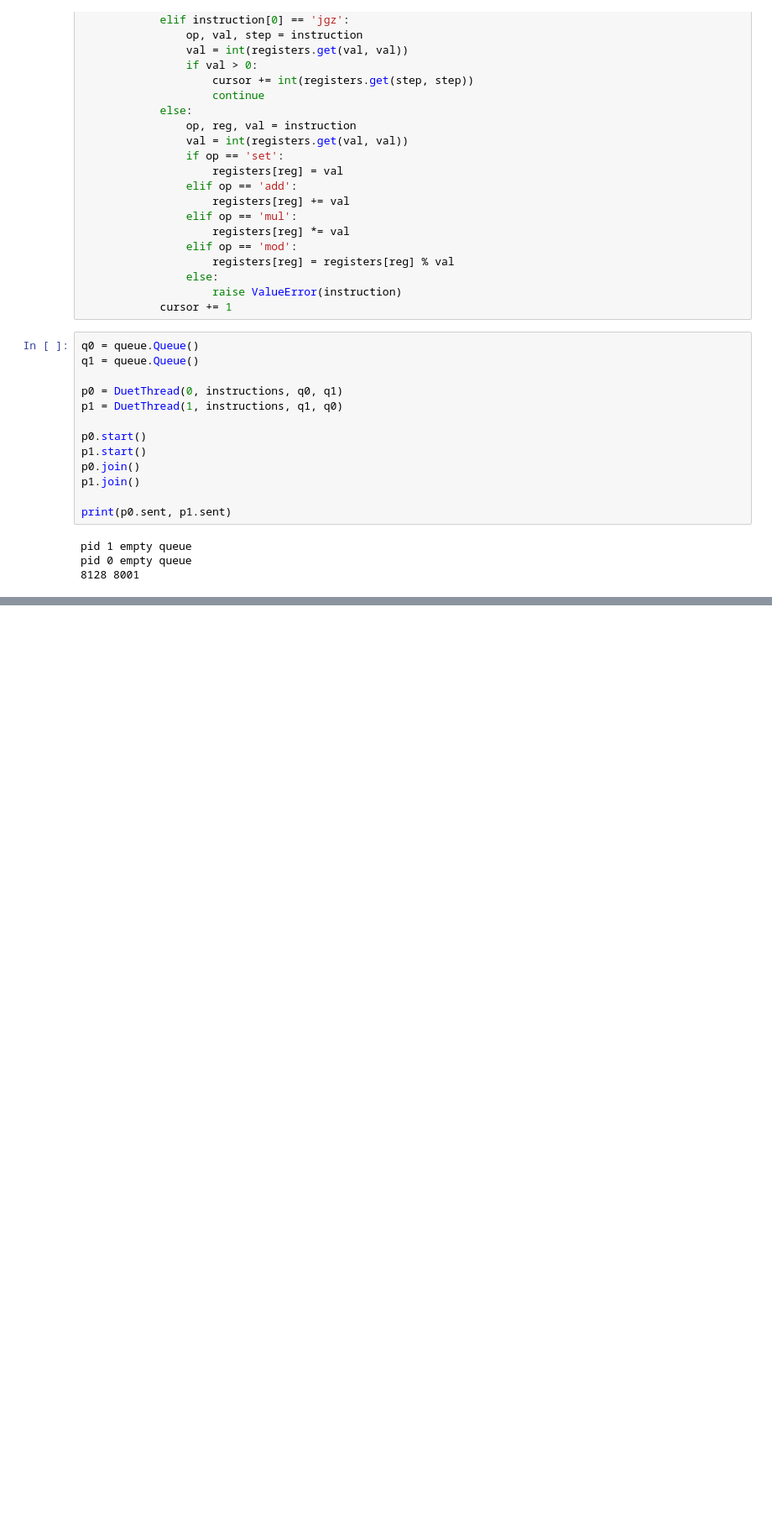
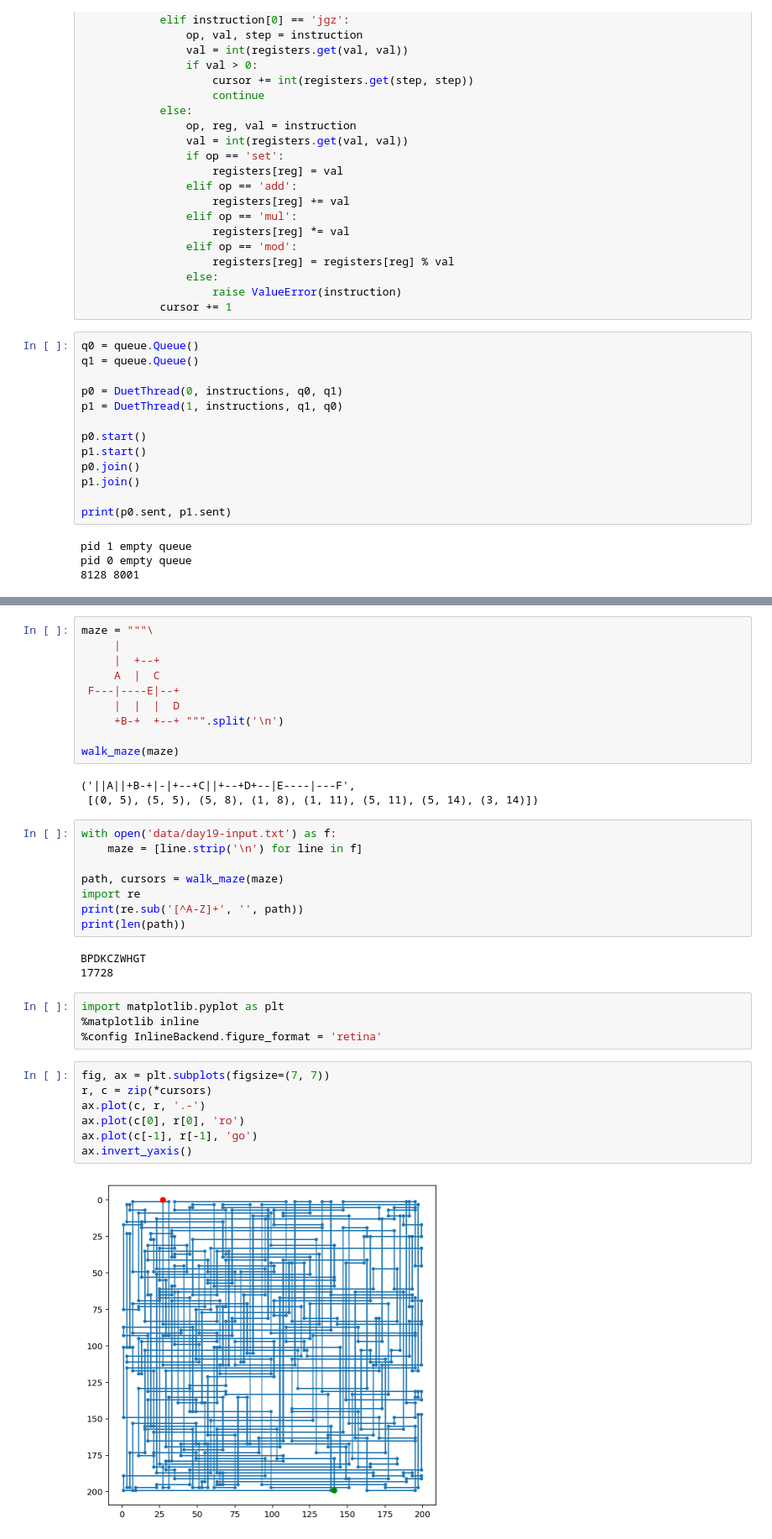
Before and after one commit to soxofaan/AdventOfCode2017, a Jupyter notebook: AdventOfCode2017.ipynb, the cells around one changed output, grey strips where cells are left out. Shown: that part at 84% size. Cells and saved outputs as stored; diff of their text form; blank space fills up the shorter version.

```diff
--- a/AdventOfCode2017.ipynb
+++ b/AdventOfCode2017.ipynb
@@ -1020,0 +1070,37 @@ pid 0 empty queue
+# %%
+maze = """\
+     |
+     |  +--+
+     A  |  C
+ F---|----E|--+
+     |  |  |  D
+     +B-+  +--+ """.split('\n')
+
+walk_maze(maze)
+# %% [output]
+('||A||+B-+|-|+--+C||+--+D+--|E----|---F',
+ [(0, 5), (5, 5), (5, 8), (1, 8), (1, 11), (5, 11), (5, 14), (3, 14)])
+# %%
+with open('data/day19-input.txt') as f:
+    maze = [line.strip('\n') for line in f]
+
+path, cursors = walk_maze(maze)
+import re
+print(re.sub('[^A-Z]+', '', path))
+print(len(path))
+# %% [output]
+BPDKCZWHGT
+17728
+# %%
+import matplotlib.pyplot as plt
+%matplotlib inline
+%config InlineBackend.figure_format = 'retina'
+# %%
+fig, ax = plt.subplots(figsize=(7, 7))
+r, c = zip(*cursors)
+ax.plot(c, r, '.-')
+ax.plot(c[0], r[0], 'ro')
+ax.plot(c[-1], r[-1], 'go')
+ax.invert_yaxis()
+# %% [output]
+[figure, added]
```
Also changed, not shown: parts of 3 cells of this notebook, 1 other file.
